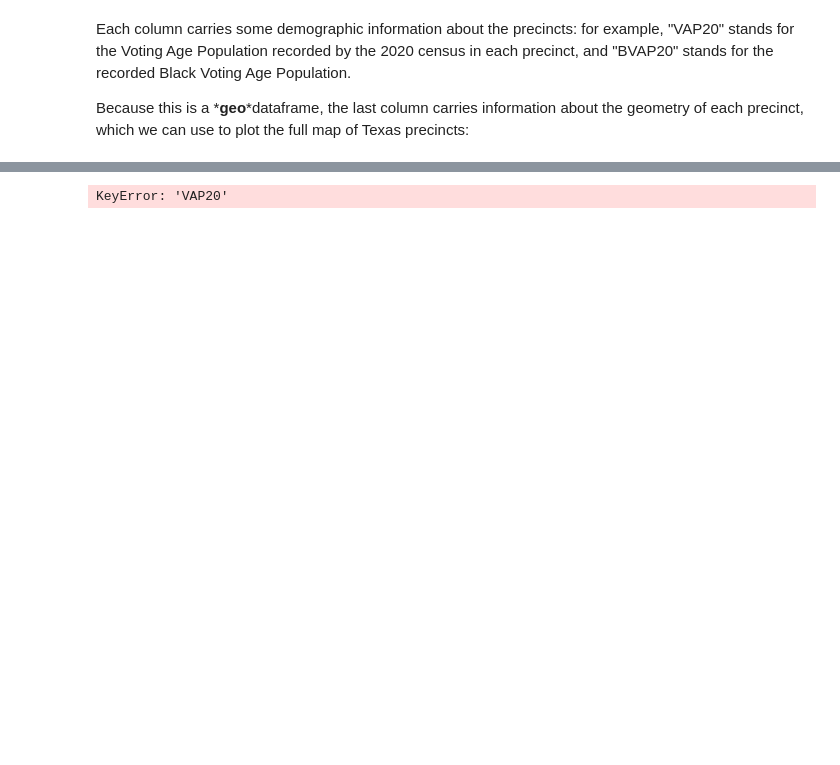
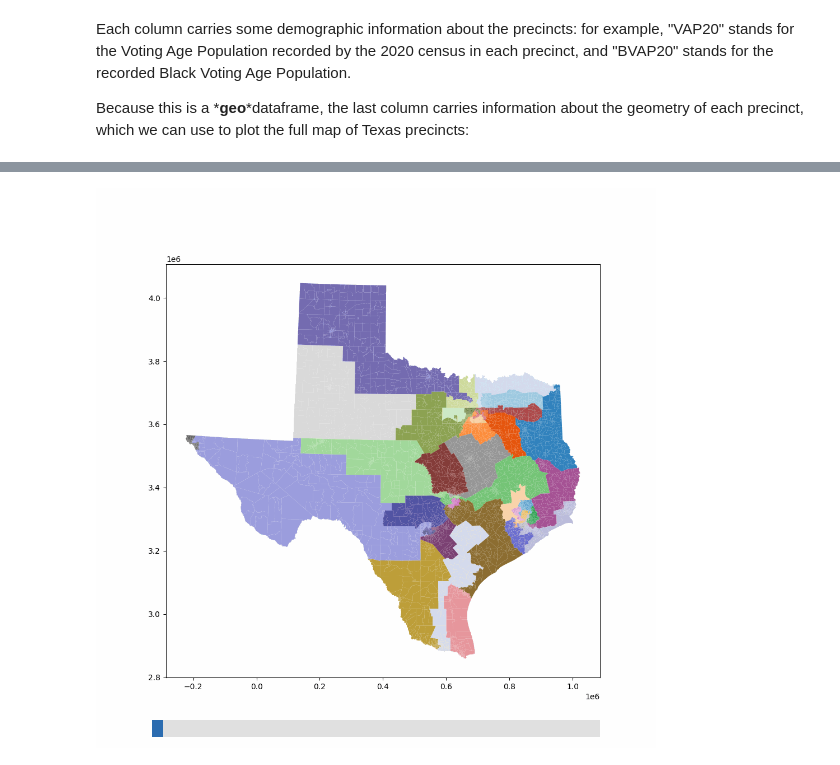
Before and after one commit to EdouardHeitzmann/texas_gerrychain_demo, a Jupyter notebook: texas_gerrychain_demo.ipynb, the cells around one changed output, grey strips where cells are left out. Saved outputs shown, nothing was run; the diff lists cells and outputs as text; code cells hidden in the pictures; blank space fills up the shorter version.

```diff
--- a/texas_gerrychain_demo.ipynb
+++ b/texas_gerrychain_demo.ipynb
@@ -75,6 +104,54 @@ ValueError: The given initial_state is not valid according is_valid. The failed
 # %%
-for district, pop in tx_partition["VAP20"].items():
-    print(f"District {district}: {pop}")
+import matplotlib.pyplot as plt
+import numpy as np
+
+# append cmap20c and cmap20b
+custom_cmap = plt.get_cmap("tab20c")
+custom_cmap = custom_cmap(np.arange(custom_cmap.N))
+custom_cmap = np.vstack((custom_cmap, plt.get_cmap("tab20b")(np.arange(plt.get_cmap("tab20b").N))))
+custom_cmap = plt.matplotlib.colors.ListedColormap(custom_cmap)
+custom_cmap
+
+from IPython.display import Image
+
+frames = []
+import imageio.v2 as imageio
+import numpy as np
+import tqdm
+import matplotlib.pyplot as plt
+from matplotlib.patches import Rectangle
+
+n_frames = 40
+duration = 2   # seconds per frame (slower if larger)
+loop = 0         # 0 = infinite loop
+
+with imageio.get_writer("recom_chain.gif", mode="I", duration=duration, loop=loop) as writer:
+    for i in tqdm.tqdm(range(n_frames)):
+        partition = Partition(tx_graph, assignment=assignment_list[i])
+        fig, ax = plt.subplots(figsize=(10, 10))
+        partition.plot(geometries=precinct_gdf, cmap=custom_cmap, ax=ax)
+
+        # progress bar (bottom)
+        progress = (i + 1) / n_frames
+        bar_ax = fig.add_axes([0.1, 0.02, 0.8, 0.03])  # [left, bottom, width, height] in figure coords
+        bar_ax.set_xlim(0, 1)
+        bar_ax.set_ylim(0, 1)
+        bar_ax.axis("off")
+        bar_ax.add_patch(Rectangle((0, 0), 1, 1, facecolor="#e0e0e0", edgecolor="none"))
+        bar_ax.add_patch(Rectangle((0, 0), progress, 1, facecolor="#2b6cb0", edgecolor="none"))
+
+        fig.canvas.draw()
+        w, h = fig.canvas.get_width_height()
+        buf = np.frombuffer(fig.canvas.buffer_rgba(), dtype=np.uint8)
+        frame = buf.reshape((h, w, 4))
+        writer.append_data(frame)
+        frames.append(frame)
+
+        plt.close(fig)
+
+
+#imageio.mimsave("recom_chain.gif", frames, duration=100, loop=0)
+Image(filename="recom_chain.gif")
 # %% [output]
-KeyError: 'VAP20'
+[figure, added]
 # %%
```
Also changed, not shown: parts of 14 cells of this notebook.
